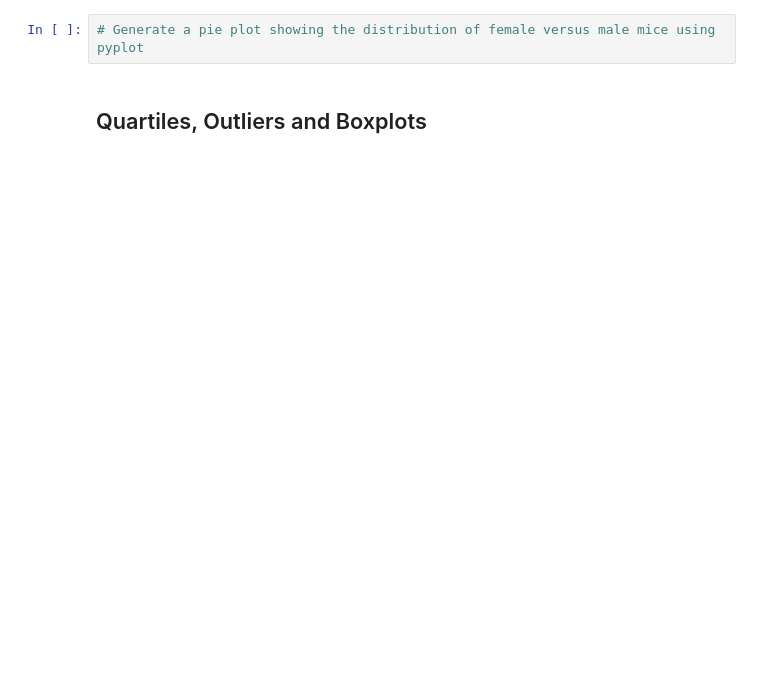
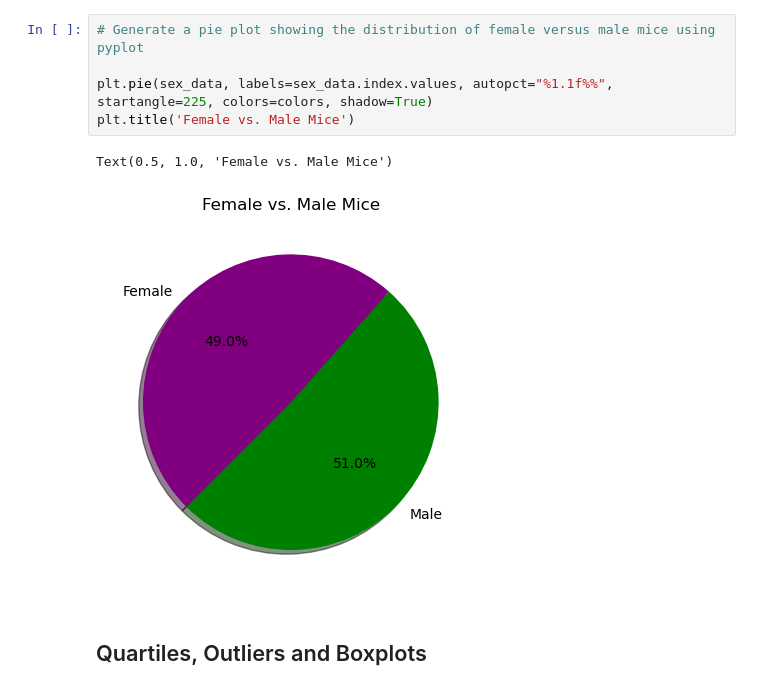
Before and after one commit to ASPigman/matplotlib_challenge, a Jupyter notebook: Pymaceuticals/pymaceuticals.ipynb, the cells around one changed output. Drawn from its saved outputs; the diff is of its cells as text; blank space fills up the shorter version.

```diff
--- a/Pymaceuticals/pymaceuticals.ipynb
+++ b/Pymaceuticals/pymaceuticals.ipynb
@@ -54,5 +173,11 @@ study_results = pd.read_csv(study_results_path)
 # %%
 # Generate a pie plot showing the distribution of female versus male mice using pyplot
+
+plt.pie(sex_data, labels=sex_data.index.values, autopct="%1.1f%%", startangle=225, colors=colors, shadow=True)
+plt.title('Female vs. Male Mice')
+# %% [output]
+Text(0.5, 1.0, 'Female vs. Male Mice')
+[figure, added]
 # %% [markdown]
 ## Quartiles, Outliers and Boxplots
 # %%
```
Also changed, not shown: parts of 18 cells of this notebook.
